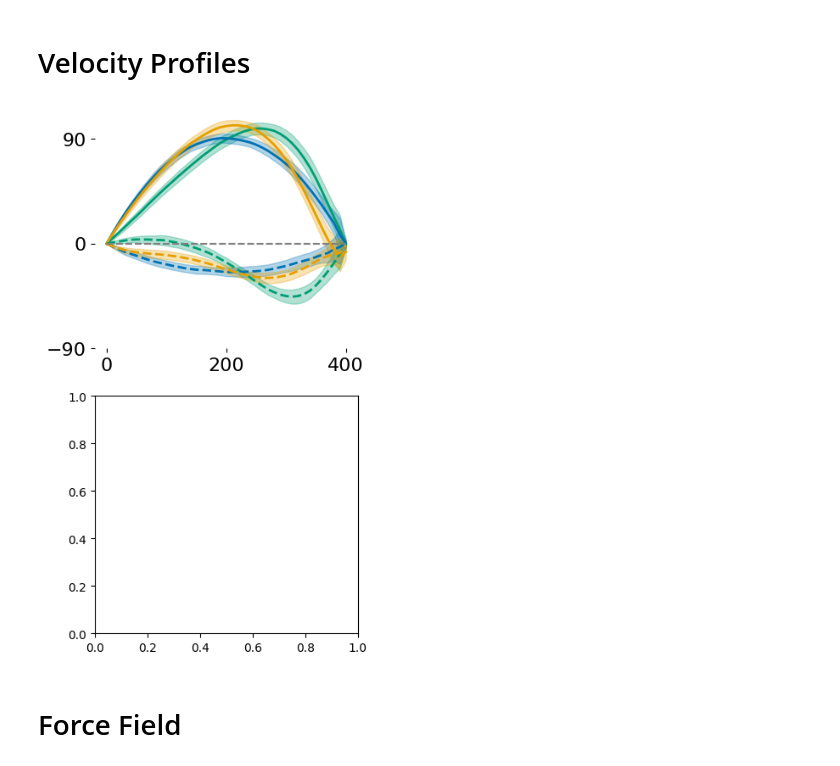
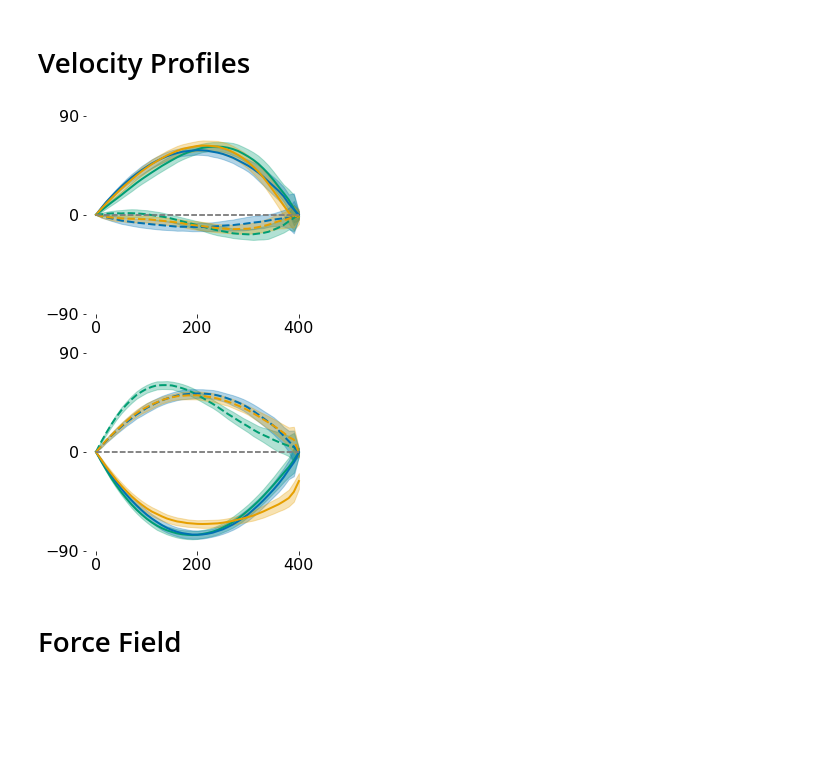
Before and after one commit to AlexandreThy/PhD, a Jupyter notebook: CurrentParts/PaperPlot.ipynb, the cells around one changed output. Drawn from its saved outputs; the diff is of its cells as text; code cells hidden in the pictures; blank space fills up the shorter version.

```diff
--- a/CurrentParts/PaperPlot.ipynb
+++ b/CurrentParts/PaperPlot.ipynb
@@ -526,36 +572,65 @@ Velocities = np.zeros((NUM_SIM,3,NumIteration+1,2))
 WP = 20000
 WV = 1
 WR = .5
 MN = 5e-4
+
+st = [0,40]
+L = 10
+
 for num_sim in range(NUM_SIM):
 
     angles = np.pi
-    tg = [st[0]+cos(angles)*15,st[1]+sin(angles)*15]
+    tg = [st[0]+cos(angles)*L,st[1]+sin(angles)*L]
     xILQG,yILQG,zilqg,uILQG=simulate_ILQG(MovementTime,WP,WV,WR,tg,st,NumIteration,delay = 0.06,Noise=True,print_iterations=False,motornoise_variance=5e-4)
     xFL,yFL,xfl,uFL = simulate_FL(Duration=MovementTime,w1=WP,w2=WP,w3=WV,w4=WV,r=1e-8,FF=False,Num_iter=NumIteration,starting_point=st,targets=tg,Delay = 0.06,Activate_Noise=True,motornoise_variance=5e-4)
     xLQG,yLQG,uDLQG,z=DLQG_6Muscles(w1 = WP,w2 = WP,w3=WV,w4=WV,Duration=MovementTime,r1 = WR,Num_iter=NumIteration,starting_point=st,targets=tg,plot = False,Delay = 0.06,Activate_Noise=True,motornoise_variance=5e-4)
     Velocities[num_sim] = np.array([zilqg[:,2:4],xfl[:,2:4],z.T[:,2:4]])
 
 legend = ["ILQG","FL","DLQG"]
 Time = np.linspace(0,MovementTime,NumIteration+1)*1000
 for joint in range(2):
     plt.subplot(2,1,1)
     ls = "-" if joint == 0 else "--"
     for controller in range(3):
         mean_vel = np.mean(Velocities[:,controller,:,joint],axis = 0)*180/pi
         std_vel = np.std(Velocities[:,controller,:,joint],axis = 0)*180/pi
         plt.plot(Time,mean_vel,color = colors[controller],linestyle = ls,linewidth = 2,label = legend[controller])
         plt.fill_between(Time,mean_vel - std_vel, mean_vel + std_vel, color=colors[controller], alpha=0.3)
 
     plt.plot([0,MovementTime*1000],[0,0],color = "grey",linestyle = "--")
     plt.yticks([-90,0,90],fontsize = 16)
     plt.xticks([0,200,400],fontsize = 16)
     delete_axis(plt.gca())
 
-plt.savefig("Kinematiccenterout_180.svg",dpi = 300)
+for num_sim in range(NUM_SIM):
+
+    angles = np.pi*7/4
+    tg = [st[0]+cos(angles)*L,st[1]+sin(angles)*L]
+    xILQG,yILQG,zilqg,uILQG=simulate_ILQG(MovementTime,WP,WV,WR,tg,st,NumIteration,delay = 0.06,Noise=True,print_iterations=False,motornoise_variance=5e-4)
+    xFL,yFL,xfl,uFL = simulate_FL(Duration=MovementTime,w1=WP,w2=WP,w3=WV,w4=WV,r=1e-8,FF=False,Num_iter=NumIteration,starting_point=st,targets=tg,Delay = 0.06,Activate_Noise=True,motornoise_variance=5e-4)
+    xLQG,yLQG,uDLQG,z=DLQG_6Muscles(w1 = WP,w2 = WP,w3=WV,w4=WV,Duration=MovementTime,r1 = WR,Num_iter=NumIteration,starting_point=st,targets=tg,plot = False,Delay = 0.06,Activate_Noise=True,motornoise_variance=5e-4)
+    Velocities[num_sim] = np.array([zilqg[:,2:4],xfl[:,2:4],z.T[:,2:4]])
+
+legend = ["ILQG","FL","DLQG"]
+Time = np.linspace(0,MovementTime,NumIteration+1)*1000
+for joint in range(2):
+    plt.subplot(2,1,2)
+    ls = "-" if joint == 0 else "--"
+    for controller in range(3):
+        mean_vel = np.mean(Velocities[:,controller,:,joint],axis = 0)*180/pi
+        std_vel = np.std(Velocities[:,controller,:,joint],axis = 0)*180/pi
+        plt.plot(Time,mean_vel,color = colors[controller],linestyle = ls,linewidth = 2,label = legend[controller])
+        plt.fill_between(Time,mean_vel - std_vel, mean_vel + std_vel, color=colors[controller], alpha=0.3)
+
+    plt.plot([0,MovementTime*1000],[0,0],color = "grey",linestyle = "--")
+    plt.yticks([-90,0,90],fontsize = 16)
+    plt.xticks([0,200,400],fontsize = 16)
+    delete_axis(plt.gca())
+
+#plt.savefig("Kinematiccenterout_180.svg",dpi = 300)
 plt.show()
 # %% [output]
-[figure, old version]
+[figure, new version]
 # %% [markdown]
 # Force Field
 # %% [markdown]
```
Also changed, not shown: parts of 1 cell of this notebook.
